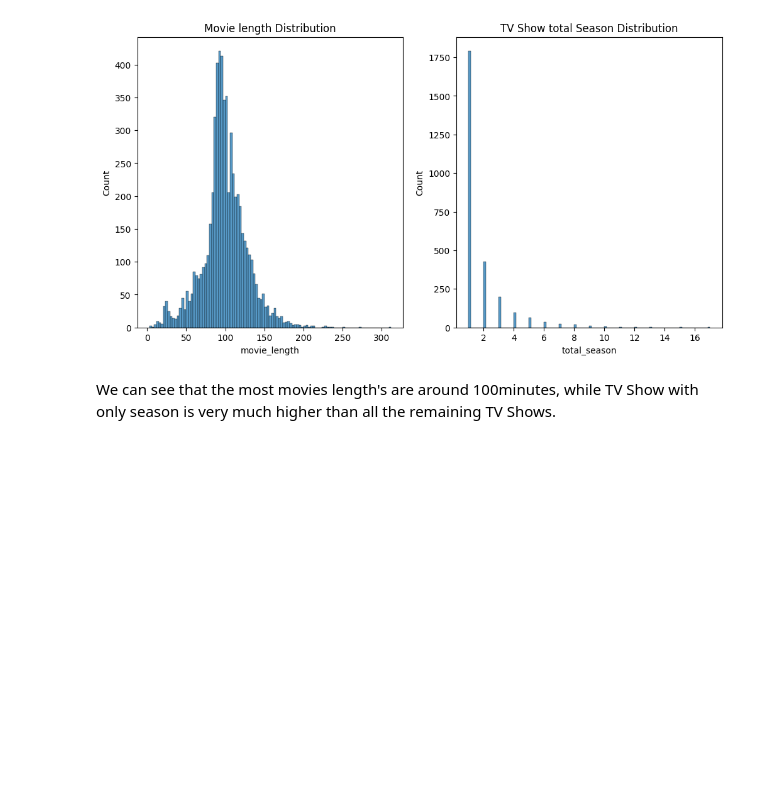
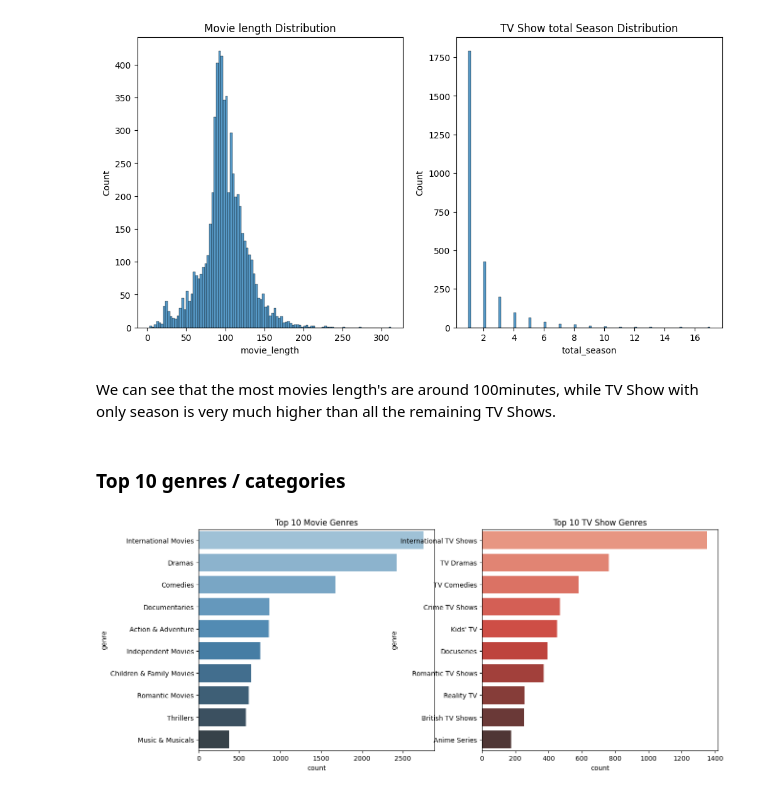
Before and after one commit to abhisheksinha27x/Data-Analysis-Projects, a Jupyter notebook: netflix/main.ipynb, the cells around one changed output. Saved outputs shown, nothing was run; the diff lists cells and outputs as text; code cells hidden in the pictures; blank space fills up the shorter version.

Commit message:
barplot for top genres

```diff
--- a/netflix/main.ipynb
+++ b/netflix/main.ipynb
@@ -200,3 +200,25 @@ sns.histplot(netflix_tvshow, x="total_season", ax=ax[1]);
 [figure]
 # %% [markdown]
 We can see that the most movies length's are around 100minutes, while TV Show with only season is very much higher than all the remaining TV Shows.
+# %% [markdown]
+### Top 10 genres / categories
+# %%
+def get_top_genres(df):
+    genre_list = df.assign(genre=df['listed_in'].str.split(', ')).explode('genre')
+    top_genres = genre_list['genre'].value_counts().head(10)
+    return top_genres
+
+top_movie_genres = get_top_genres(netflix_movie).reset_index()  # convert series to df for seaborn
+# print(top_movie_genres)
+
+top_tvshow_genres = get_top_genres(netflix_tvshow).reset_index()
+# print(top_tvshow_genres)
+
+fig, ax = plt.subplots(1, 2, figsize=(14, 6))
+ax[0].title.set_text("Top 10 Movie Genres")
+ax[1].title.set_text("Top 10 TV Show Genres")
+
+sns.barplot(top_movie_genres, x='count', y='genre', hue='genre', ax=ax[0], palette='Blues_d', legend=False);
+sns.barplot(top_tvshow_genres, x='count', y='genre', hue='genre', ax=ax[1], palette='Reds_d', legend=False);
+# %% [output]
+[figure, added]
```
